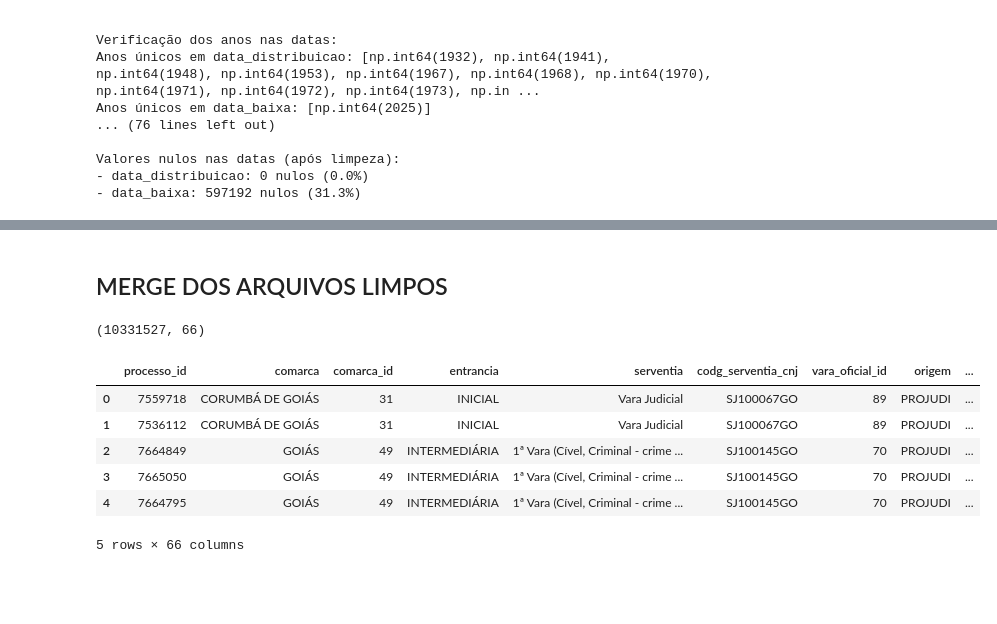
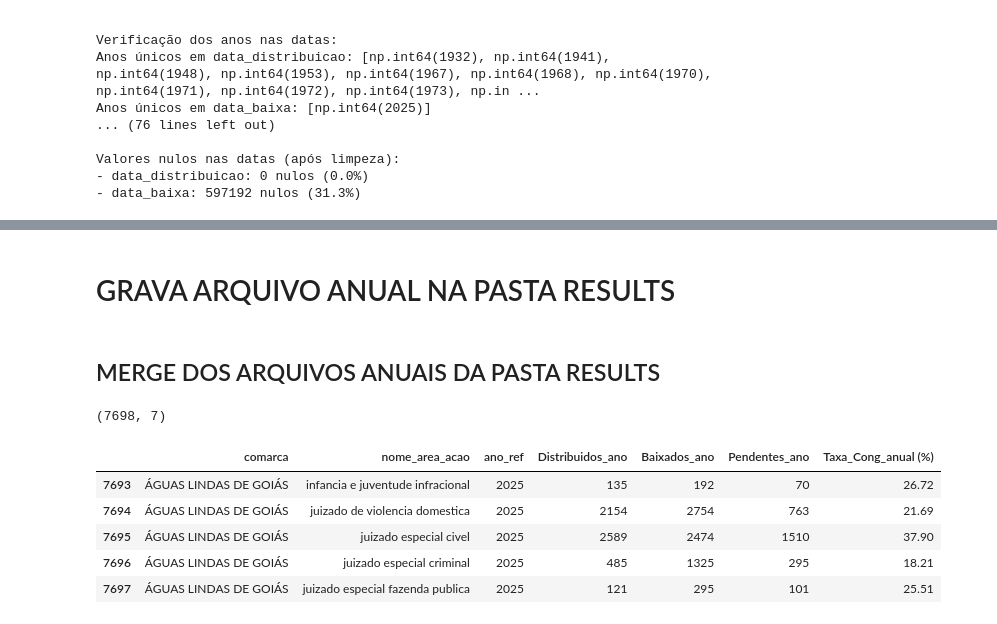
Before and after one commit to dvjuliocesar/TJGO_Projeto6_TxCong, a Jupyter notebook: tx_updated_atual.ipynb, the cells around one changed output, grey strips where cells are left out. Cells and saved outputs as stored; diff of their text form; code cells hidden in the pictures; blank space fills up the shorter version.

```diff
--- a/tx_updated_atual.ipynb
+++ b/tx_updated_atual.ipynb
@@ -653,0 +656,4 @@ df_limpo6.to_csv(output_filename_csv_6, index=False, sep='#', encoding='utf-8-si
+# %%
+arquivo_csv = ('dataclean/processos_6.csv')
+df = pd.read_csv(arquivo_csv, sep='#', encoding='utf-8')
+print(df.shape)
@@ -654,26 +835,34 @@ df_limpo6.to_csv(output_filename_csv_6, index=False, sep='#', encoding='utf-8-si
+# %% [markdown]
+# GRAVA ARQUIVO ANUAL NA PASTA RESULTS
+# %%
+# Grava cada arquivo ANUAL na pasta results
+ano_alvo = 2025
+df_ano = df_global_anual[df_global_anual['ano_ref'].dt.year == ano_alvo]
+os.makedirs("results", exist_ok=True)
+df_ano.to_csv(f"results/tx_{ano_alvo}.csv", sep=",", index=False, encoding="utf-8-sig")
 # %% [markdown]
-## MERGE DOS ARQUIVOS LIMPOS
+## MERGE DOS ARQUIVOS ANUAIS DA PASTA RESULTS
 # %%
-# Listar os arquivos CSV na pasta 'data'
-arquivo_csv = glob.glob('dataclean/processos_*.csv')
+# Listar os arquivos CSV na pasta 'results'
+arquivo_csv = glob.glob('results/tx_*.csv')
 # Carregar os arquivos CSV e concatenar em um único DataFrame
 dfs = []
-for arquivo in arquivo_csv:  # lista/iterável com os caminhos tipo 'processos_1.csv', 'processos_2.csv', ...
-    df_ano = pd.read_csv(arquivo, sep='#', encoding='utf-8')
+for arquivo in arquivo_csv:  # lista/iterável com os caminhos tipo 'tx_2020.csv', 'tx_2021.csv', ...
+    df_ano = pd.read_csv(arquivo, sep=',', encoding='utf-8')
     dfs.append(df_ano)
 
-df = pd.concat(dfs, ignore_index=True)
+df_results_anual = pd.concat(dfs, ignore_index=True)
 
-print(df.shape)
+print(df_results_anual.shape)
 # %% [output]
-(10331527, 66)
+(7698, 7)
 # %%
-df.head()
+# Validação Rápida do arquivo ANUAL concatenado
+df_results_anual.tail()
 # %% [output]
-|  | processo_id | comarca | comarca_id | entrancia | serventia | codg_serventia_cnj | vara_oficial_id | origem | ... |
-| 0 | 7559718 | CORUMBÁ DE GOIÁS | 31 | INICIAL | Vara Judicial | SJ100067GO | 89 | PROJUDI | ... |
-| 1 | 7536112 | CORUMBÁ DE GOIÁS | 31 | INICIAL | Vara Judicial | SJ100067GO | 89 | PROJUDI | ... |
-| 2 | 7664849 | GOIÁS | 49 | INTERMEDIÁRIA | 1ª Vara (Cível, Criminal - crime ... | SJ100145GO | 70 | PROJUDI | ... |
-| 3 | 7665050 | GOIÁS | 49 | INTERMEDIÁRIA | 1ª Vara (Cível, Criminal - crime ... | SJ100145GO | 70 | PROJUDI | ... |
-| 4 | 7664795 | GOIÁS | 49 | INTERMEDIÁRIA | 1ª Vara (Cível, Criminal - crime ... | SJ100145GO | 70 | PROJUDI | ... |
+|  | comarca | nome_area_acao | ano_ref | Distribuidos_ano | Baixados_ano | Pendentes_ano | Taxa_Cong_anual (%) |
+| 7693 | ÁGUAS LINDAS DE GOIÁS | infancia e juventude infracional | 2025 | 135 | 192 | 70 | 26.72 |
+| 7694 | ÁGUAS LINDAS DE GOIÁS | juizado de violencia domestica | 2025 | 2154 | 2754 | 763 | 21.69 |
+| 7695 | ÁGUAS LINDAS DE GOIÁS | juizado especial civel | 2025 | 2589 | 2474 | 1510 | 37.90 |
+| 7696 | ÁGUAS LINDAS DE GOIÁS | juizado especial criminal | 2025 | 485 | 1325 | 295 | 18.21 |
+| 7697 | ÁGUAS LINDAS DE GOIÁS | juizado especial fazenda publica | 2025 | 121 | 295 | 101 | 25.51 |
-5 rows × 66 columns
```
Also changed, not shown: parts of 24 cells of this notebook, 7 other files.
